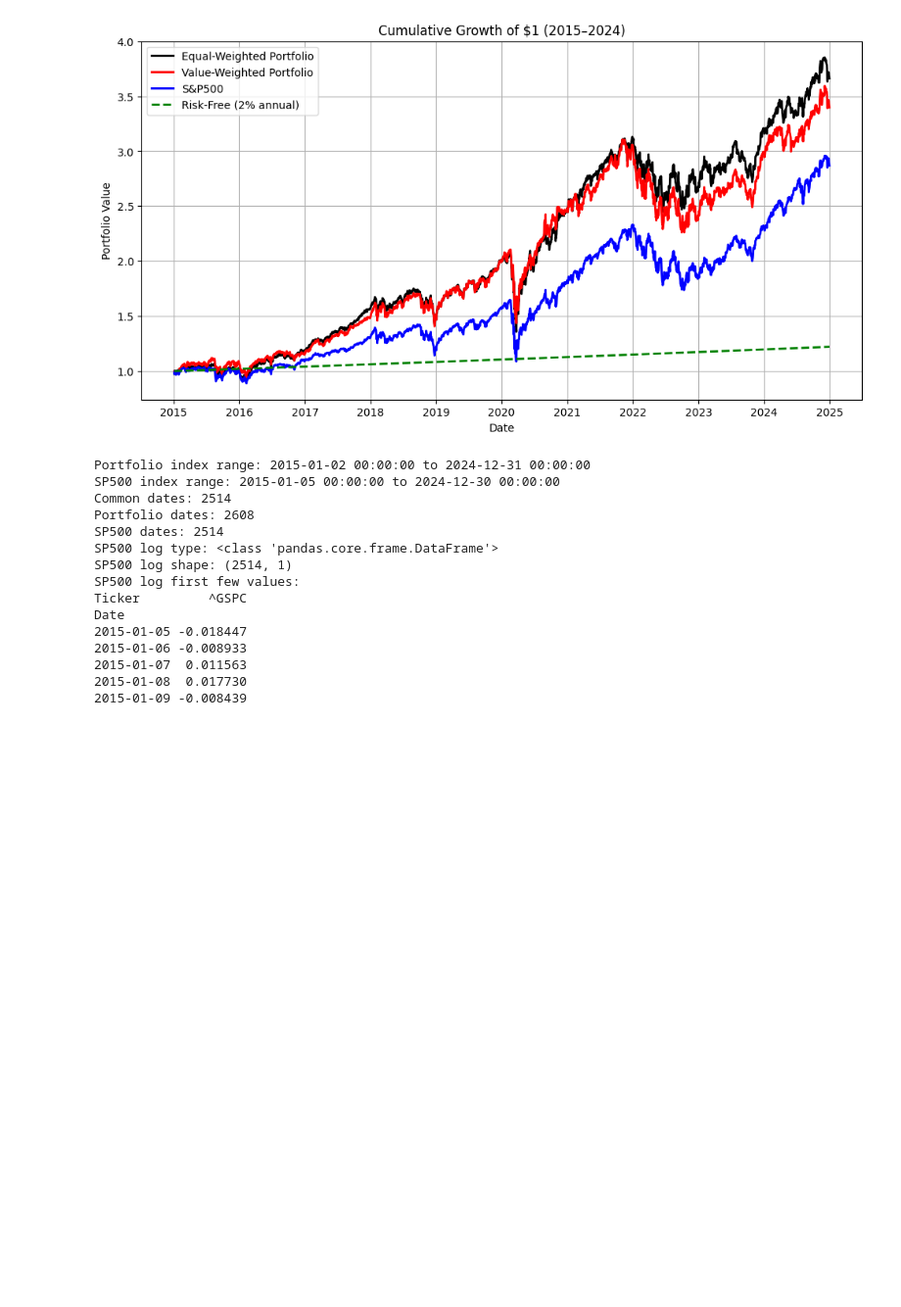
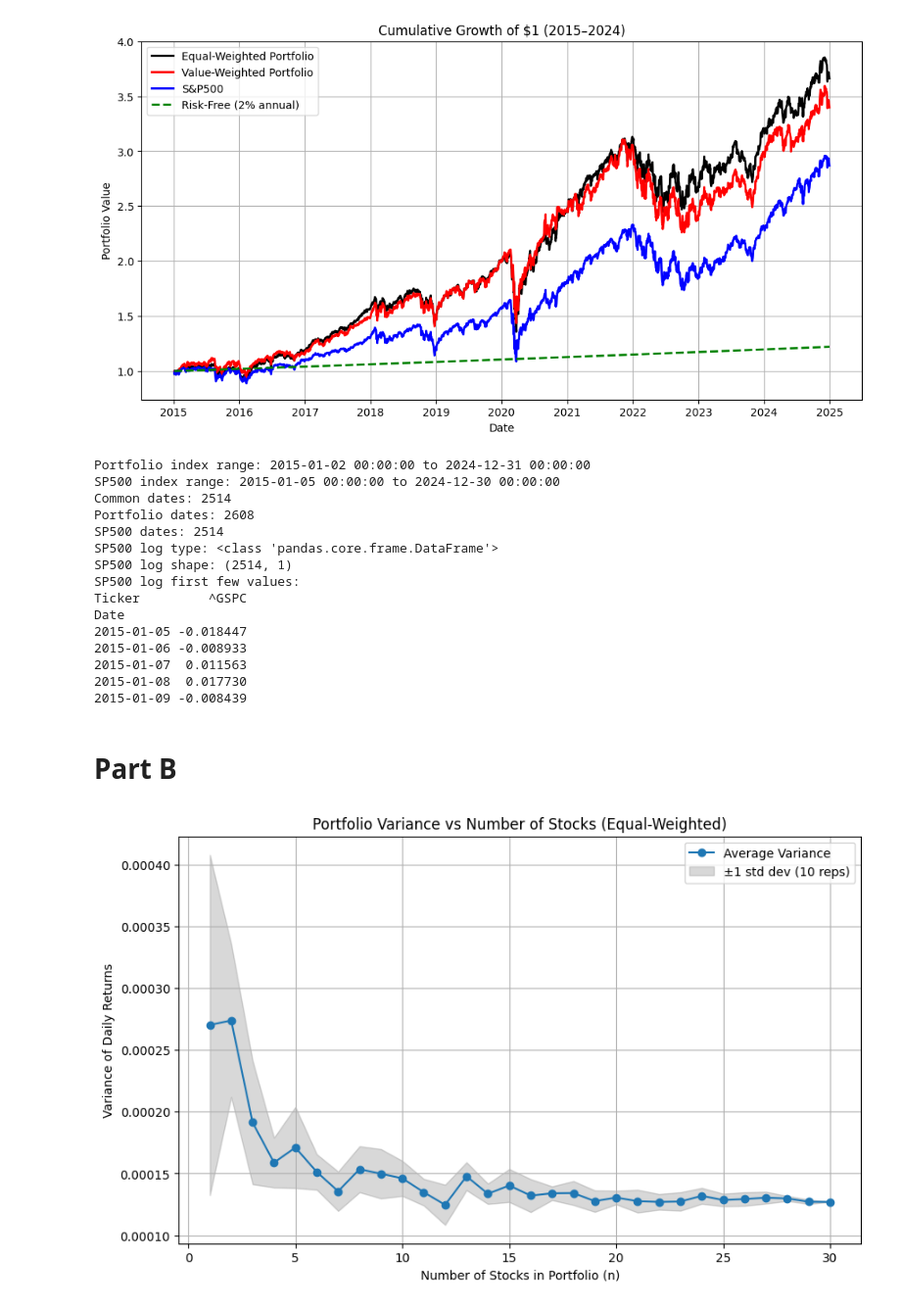
Before and after one commit to LucaFeltrin14/Quant_Proj1, a Jupyter notebook: sp500v2.ipynb, the cells around one changed output. Shown at 98% size. Drawn from its saved outputs; the diff is of its cells as text; code cells hidden in the pictures; blank space fills up the shorter version.

Commit message:
partB done?

```diff
--- a/sp500v2.ipynb
+++ b/sp500v2.ipynb
@@ -744,3 +746,59 @@ Date
 2015-01-07  0.011563
 2015-01-08  0.017730
 2015-01-09 -0.008439
+# %% [markdown]
+# Part B
+# %%
+import numpy as np
+import pandas as pd
+import matplotlib.pyplot as plt
+
+# --- Data: daily log returns for the 30 selected stocks ---
+stock_returns = df_returns[selected].dropna()
+
+# --- Parameters ---
+reps = 10
+max_n = len(selected)
+results = []
+
+# --- Experiment ---
+np.random.seed(42)  # reproducibility
+
+for n in range(1, max_n+1):
+    variances = []
+    for _ in range(reps):
+        # (a) choose n stocks
+        chosen = np.random.choice(selected, size=n, replace=False)
+
+        # (b) equal-weighted portfolio return
+        port_rets = stock_returns[chosen].mean(axis=1)
+
+        # (c) compute variance of daily return
+        var = port_rets.var()
+        variances.append(var)
+
+    # store average variance for this n
+    results.append({
+        "n": n,
+        "avg_variance": np.mean(variances),
+        "std_variance": np.std(variances)  # spread across runs
+    })
+
+# --- Convert to DataFrame ---
+df_var = pd.DataFrame(results)
+
+# --- Plot: Portfolio variance vs n ---
+plt.figure(figsize=(10,6))
+plt.plot(df_var["n"], df_var["avg_variance"], marker="o", label="Average Variance")
+plt.fill_between(df_var["n"],
+                 df_var["avg_variance"] - df_var["std_variance"],
+                 df_var["avg_variance"] + df_var["std_variance"],
+                 color="gray", alpha=0.3, label="±1 std dev (10 reps)")
+plt.title("Portfolio Variance vs Number of Stocks (Equal-Weighted)")
+plt.xlabel("Number of Stocks in Portfolio (n)")
+plt.ylabel("Variance of Daily Returns")
+plt.legend()
+plt.grid(True)
+plt.show()
+# %% [output]
+[figure, added]
```
Also changed, not shown: parts of 1 cell of this notebook.
